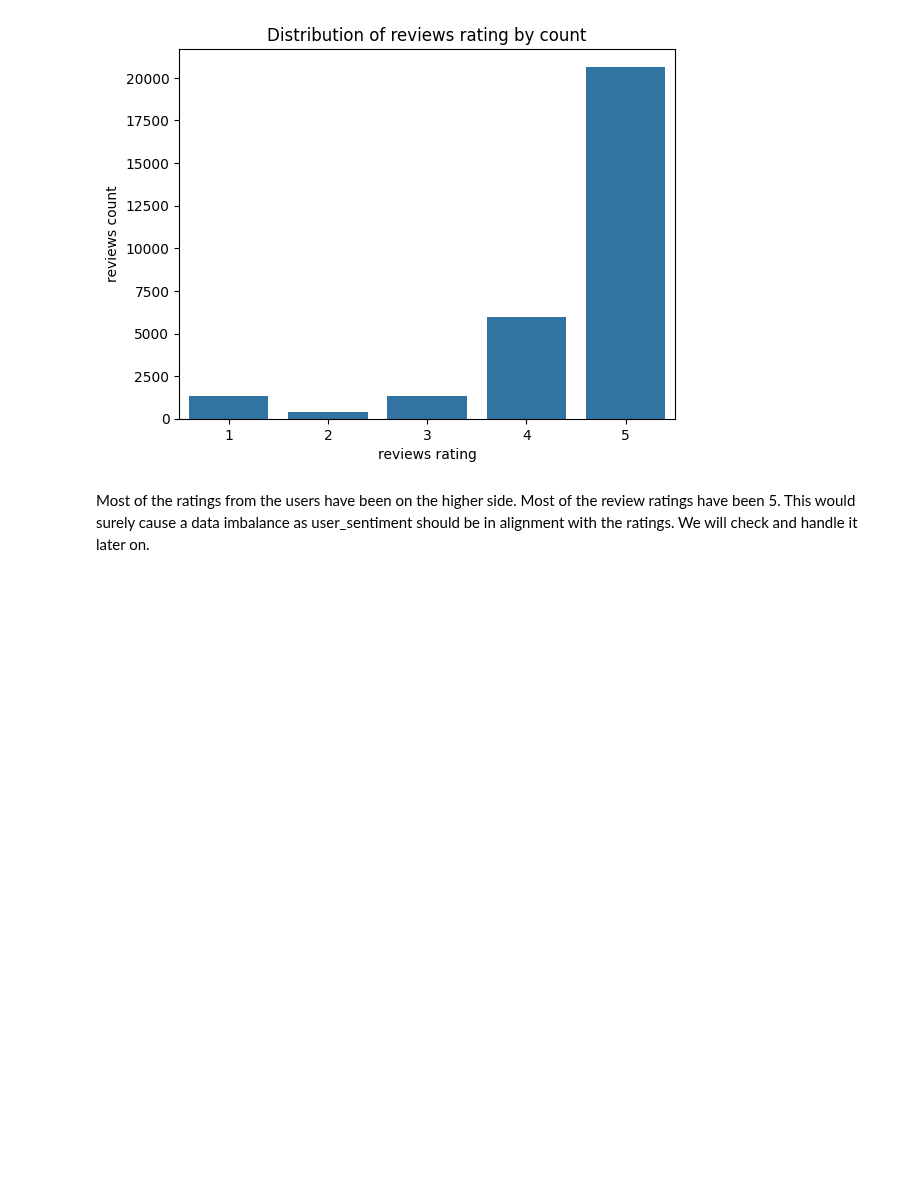
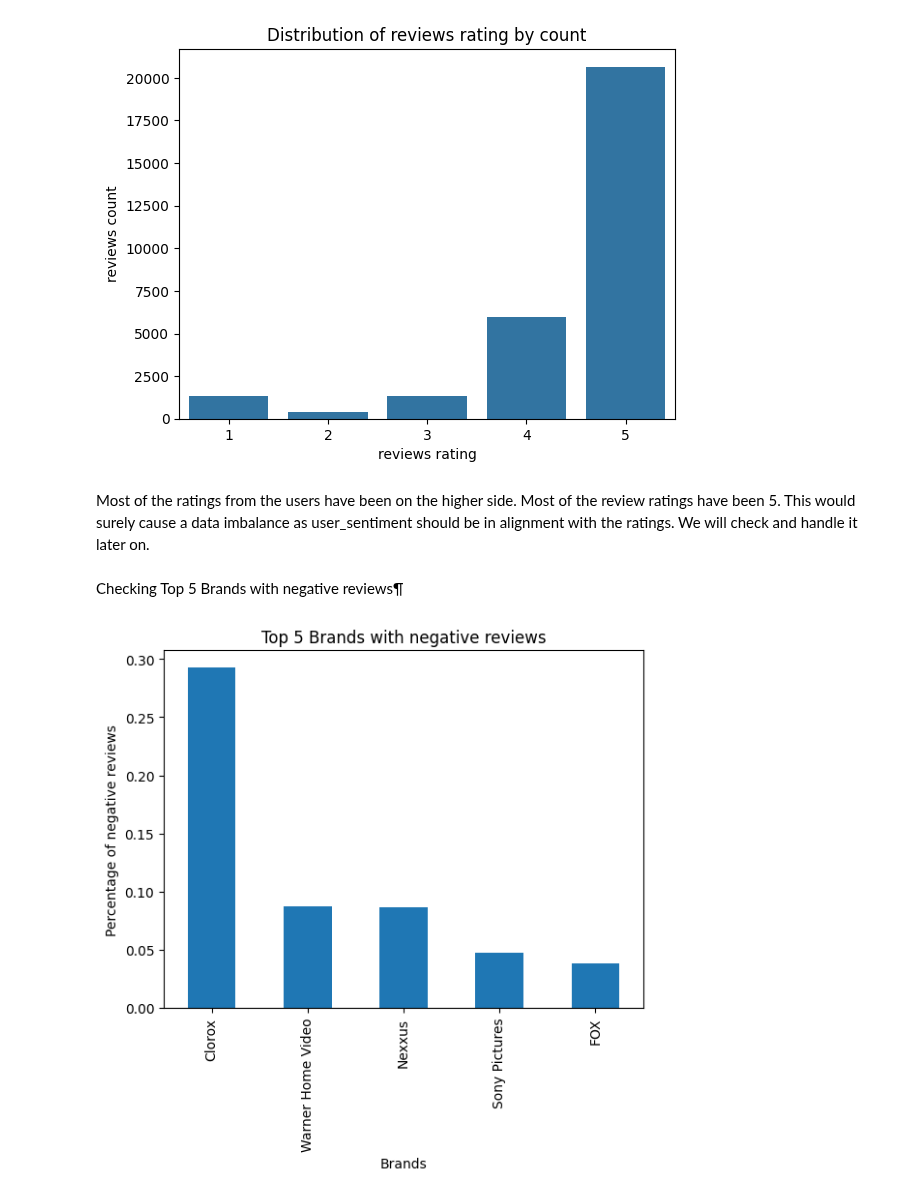
Before and after one commit to bharathsanjai/sentiment-based-product-recommendation-system, a Jupyter notebook: Recommendation_System_Notebook.ipynb, the cells around one changed output. Drawn from its saved outputs; the diff is of its cells as text; code cells hidden in the pictures; blank space fills up the shorter version.

```diff
--- a/Recommendation_System_Notebook.ipynb
+++ b/Recommendation_System_Notebook.ipynb
@@ -361,3 +361,13 @@ plt.show()
 [figure]
 # %% [markdown]
 Most of the ratings from the users have been on the higher side. Most of the review ratings have been 5. This would surely cause a data imbalance as user_sentiment should be in alignment with the ratings. We will check and handle it later on.
+# %% [markdown]
+Checking Top 5 Brands with negative reviews¶
+# %%
+df_clean[ df_clean.user_sentiment == 'Negative' ].brand.value_counts(normalize=True, ascending=False).head(5).plot(kind='bar')
+plt.title("Top 5 Brands with negative reviews")
+plt.xlabel("Brands")
+plt.ylabel("Percentage of negative reviews")
+plt.show()
+# %% [output]
+[figure, added]
```
Also changed, not shown: parts of 34 cells of this notebook.
